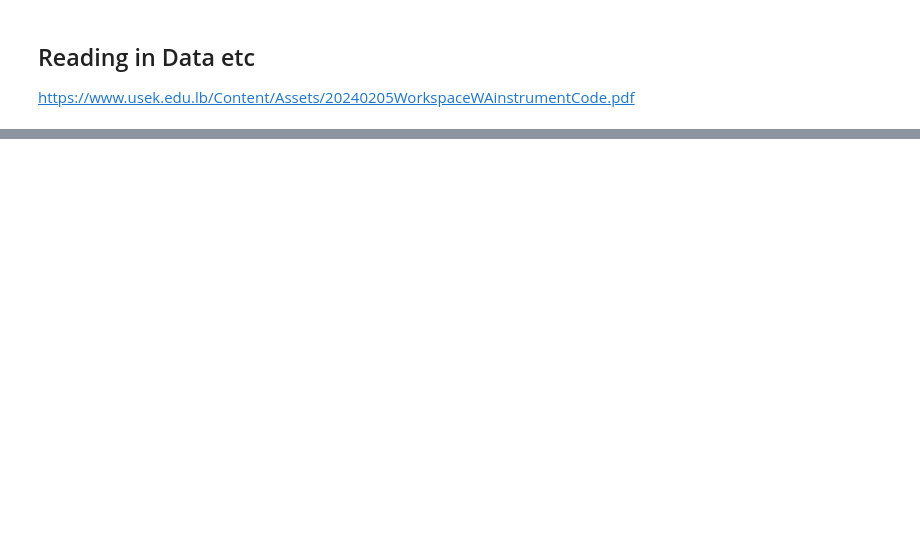
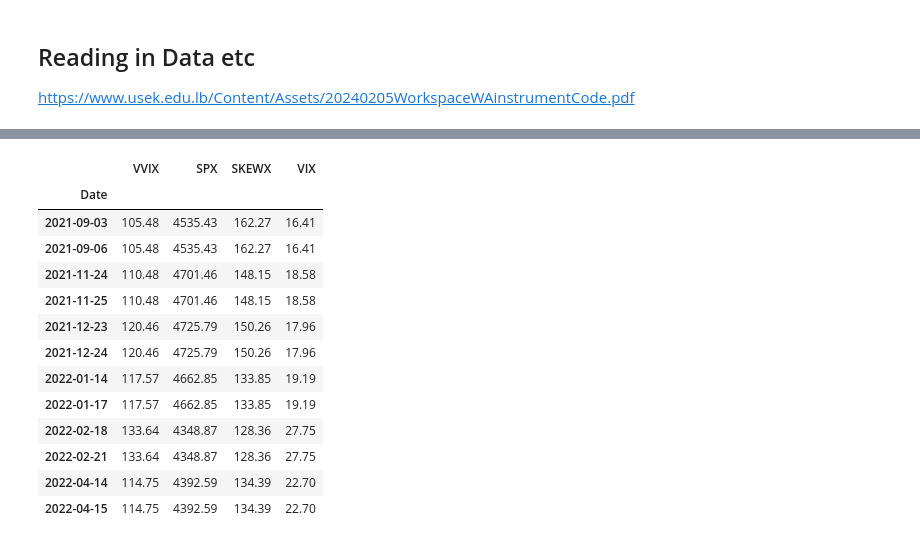
Before and after one commit to Pj-354/Python-Notebooks--Mine-, a Jupyter notebook: Dispersion/GARCH MIDAS/Eikon_data_fetcher.ipynb, the cells around one changed output, grey strips where cells are left out. Cells and saved outputs as stored; diff of their text form; code cells hidden in the pictures; blank space fills up the shorter version.

```diff
--- a/Dispersion/GARCH MIDAS/Eikon_data_fetcher.ipynb
+++ b/Dispersion/GARCH MIDAS/Eikon_data_fetcher.ipynb
@@ -81,0 +151,8 @@ db.close()
+# %%
+g = pd.read_csv(r'C:\Users\Phillip\Desktop\Python\Python Notebooks (Mine)\Dispersion\GARCH MIDAS\GARCH Datasets\SP_VIX_VVIX_SKEW_RV_2006_2025.csv', parse_dates = True, index_col='date')
+g.drop_duplicates(inplace = True)
+g['Returns'] = np.log(g['SPX'] / g['SPX'].shift(1)) * 100
+g.dropna(inplace = True)
+g['GPR'] = d['GPR'].reindex(g.index, method = 'ffill')
+g['month value'] = g.index.to_period('M').start_time
+g.to_csv('SP_VIX_VVIX_SKEW_RV_2006_2025_with_GPR.csv')
@@ -81,0 +177,17 @@ db.close()
+# %%
+g[g.duplicated(keep=False)]
+# %% [output]
+|  | VVIX | SPX | SKEWX | VIX |
+| Date |  |  |  |  |
+| 2021-09-03 | 105.48 | 4535.43 | 162.27 | 16.41 |
+| 2021-09-06 | 105.48 | 4535.43 | 162.27 | 16.41 |
+| 2021-11-24 | 110.48 | 4701.46 | 148.15 | 18.58 |
+| 2021-11-25 | 110.48 | 4701.46 | 148.15 | 18.58 |
+| 2021-12-23 | 120.46 | 4725.79 | 150.26 | 17.96 |
+| 2021-12-24 | 120.46 | 4725.79 | 150.26 | 17.96 |
+| 2022-01-14 | 117.57 | 4662.85 | 133.85 | 19.19 |
+| 2022-01-17 | 117.57 | 4662.85 | 133.85 | 19.19 |
+| 2022-02-18 | 133.64 | 4348.87 | 128.36 | 27.75 |
+| 2022-02-21 | 133.64 | 4348.87 | 128.36 | 27.75 |
+| 2022-04-14 | 114.75 | 4392.59 | 134.39 | 22.70 |
+| 2022-04-15 | 114.75 | 4392.59 | 134.39 | 22.70 |
```
Also changed, not shown: parts of 35 cells of this notebook, 5 other files.
